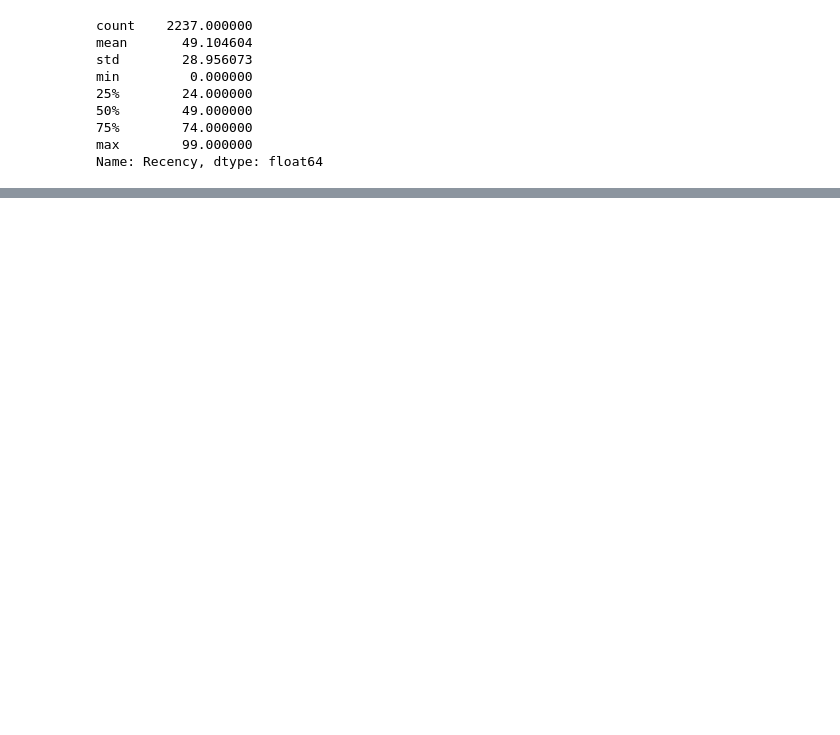
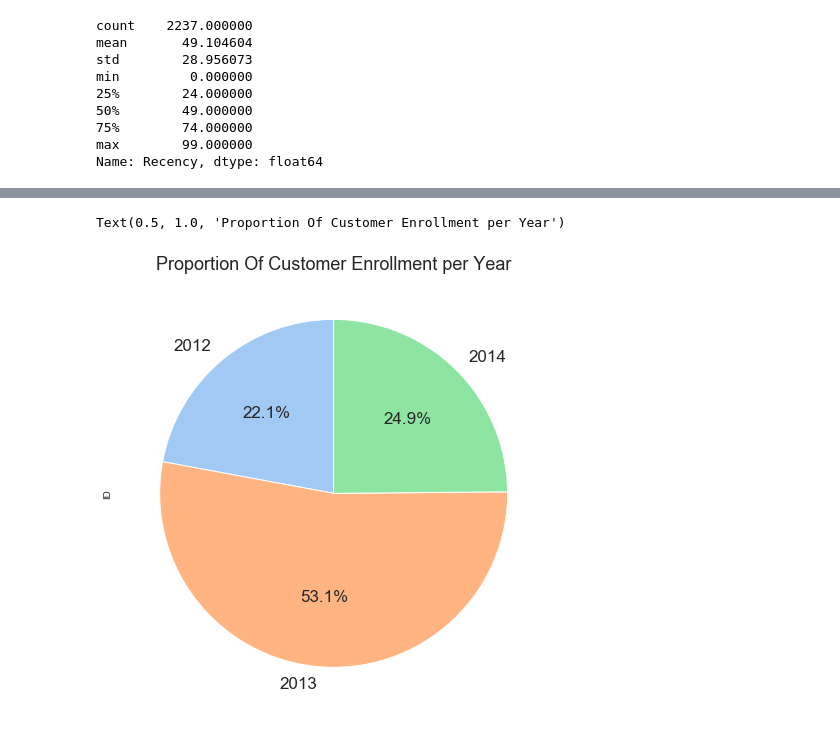
Before and after one commit to jkaikong/Customer_Analysis, a Jupyter notebook: Customer_Personality_Analysis.ipynb, the cells around one changed output, grey strips where cells are left out. Drawn from its saved outputs; the diff is of its cells as text; code cells hidden in the pictures; blank space fills up the shorter version.

```diff
--- a/Customer_Personality_Analysis.ipynb
+++ b/Customer_Personality_Analysis.ipynb
@@ -425,0 +473,8 @@ df[['ID','Recency', 'R']]
+# %%
+color = sns.color_palette('pastel')
+df.groupby('Join_Year')['ID'].count().plot(kind='pie', colors=color, startangle=90, autopct='%1.1f%%',
+                                           textprops={'fontsize':17})
+plt.title('Proportion Of Customer Enrollment per Year', fontsize=18)
+# %% [output]
+Text(0.5, 1.0, 'Proportion Of Customer Enrollment per Year')
+[figure, added]
```
Also changed, not shown: parts of 17 cells of this notebook.
